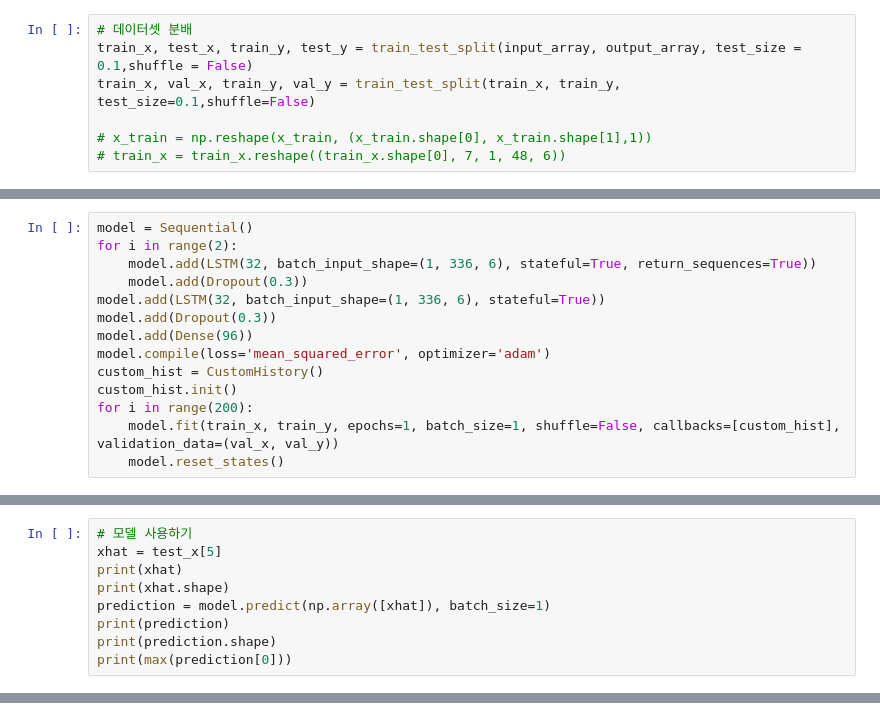
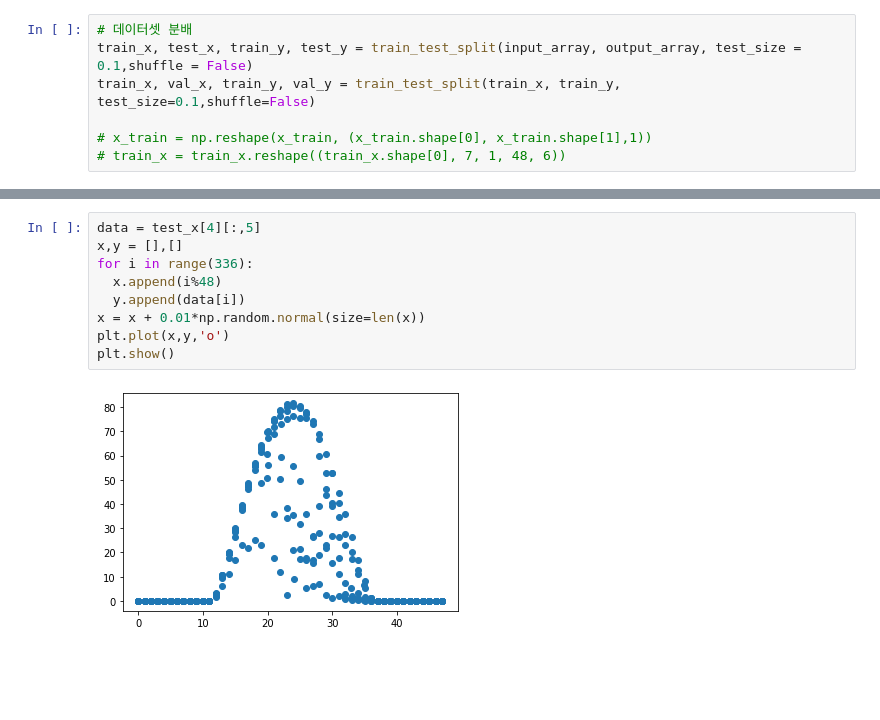
Before and after one commit to J-woooo/Dacon, a Jupyter notebook: jyuuuuuung/kingsolarbeam (1).ipynb, the cells around one changed output, grey strips where cells are left out. Saved outputs shown, nothing was run; the diff lists cells and outputs as text; blank space fills up the shorter version.

```diff
--- a/jyuuuuuung/kingsolarbeam (1).ipynb
+++ b/jyuuuuuung/kingsolarbeam (1).ipynb
@@ -144,14 +158,0 @@ print(max(prediction[0]))
-# %%
-model = Sequential()
-for i in range(2):
-    model.add(LSTM(32, batch_input_shape=(1, 336, 6), stateful=True, return_sequences=True))
-    model.add(Dropout(0.3))
-model.add(LSTM(32, batch_input_shape=(1, 336, 6), stateful=True))
-model.add(Dropout(0.3))
-model.add(Dense(96))
-model.compile(loss='mean_squared_error', optimizer='adam')
-custom_hist = CustomHistory()
-custom_hist.init()
-for i in range(200):
-    model.fit(train_x, train_y, epochs=1, batch_size=1, shuffle=False, callbacks=[custom_hist], validation_data=(val_x, val_y))
-    model.reset_states()
@@ -176,9 +158,0 @@ for i in range(200):
-# %%
-# 모델 사용하기
-xhat = test_x[5]
-print(xhat)
-print(xhat.shape)
-prediction = model.predict(np.array([xhat]), batch_size=1)
-print(prediction)
-print(prediction.shape)
-print(max(prediction[0]))
@@ -213,0 +220,11 @@ plt.plot(test_y[5])
+# %%
+data = test_x[4][:,5]
+x,y = [],[]
+for i in range(336):
+  x.append(i%48)
+  y.append(data[i])
+x = x + 0.01*np.random.normal(size=len(x))
+plt.plot(x,y,'o')
+plt.show()
+# %% [output]
+[figure, added]
```
Also changed, not shown: parts of 22 cells of this notebook.
